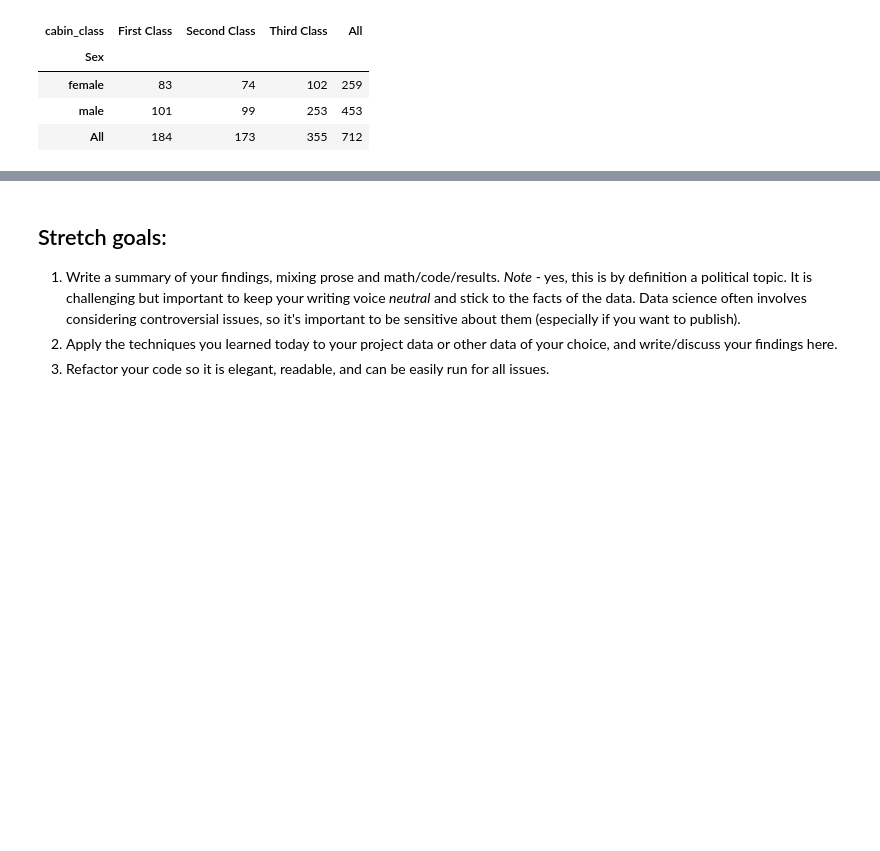
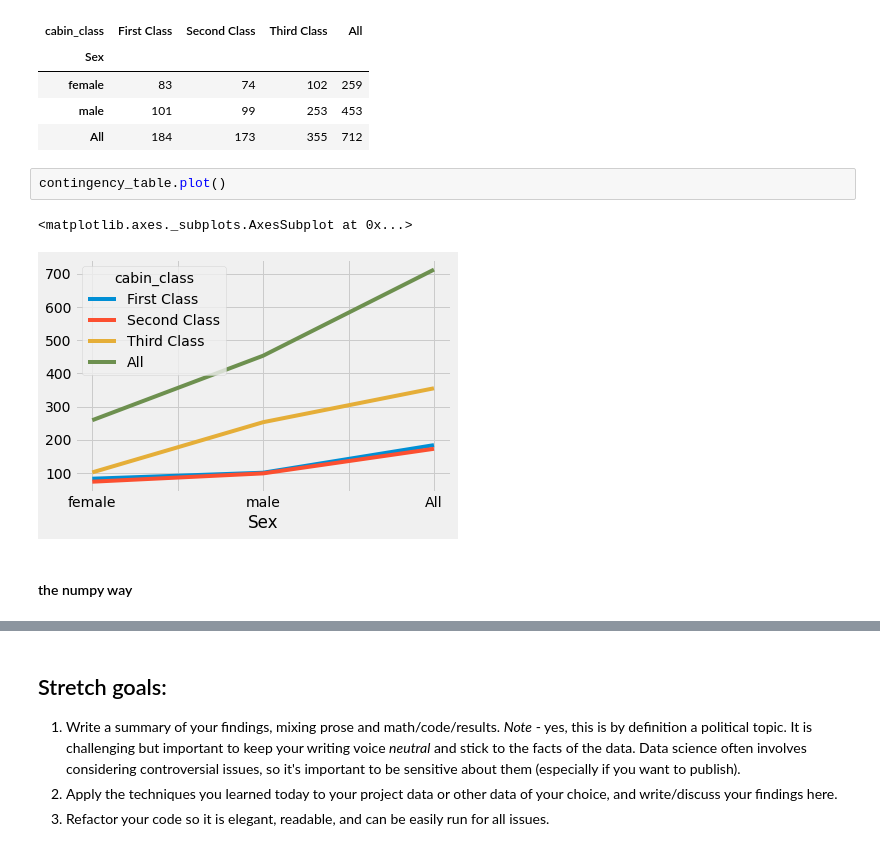
Before and after one commit to rawalk/DS-Unit-1-Sprint-2-Statistics, a Jupyter notebook: module2/LS_DS_122_Sampling_Confidence_Intervals_and_Hypothesis_Testing_Assignment.ipynb, the cells around one changed output, grey strips where cells are left out. Drawn from its saved outputs; the diff is of its cells as text; blank space fills up the shorter version.

```diff
--- a/module2/LS_DS_122_Sampling_Confidence_Intervals_and_Hypothesis_Testing_Assignment.ipynb
+++ b/module2/LS_DS_122_Sampling_Confidence_Intervals_and_Hypothesis_Testing_Assignment.ipynb
@@ -241,3 +241,10 @@ contingency_table
 | female | 83 | 74 | 102 | 259 |
 | male | 101 | 99 | 253 | 453 |
 | All | 184 | 173 | 355 | 712 |
+# %%
+contingency_table.plot()
+# %% [output]
+<matplotlib.axes._subplots.AxesSubplot at 0x...>
+[figure, added]
+# %% [markdown]
+#### the numpy way
```
Also changed, not shown: parts of 9 cells of this notebook.
